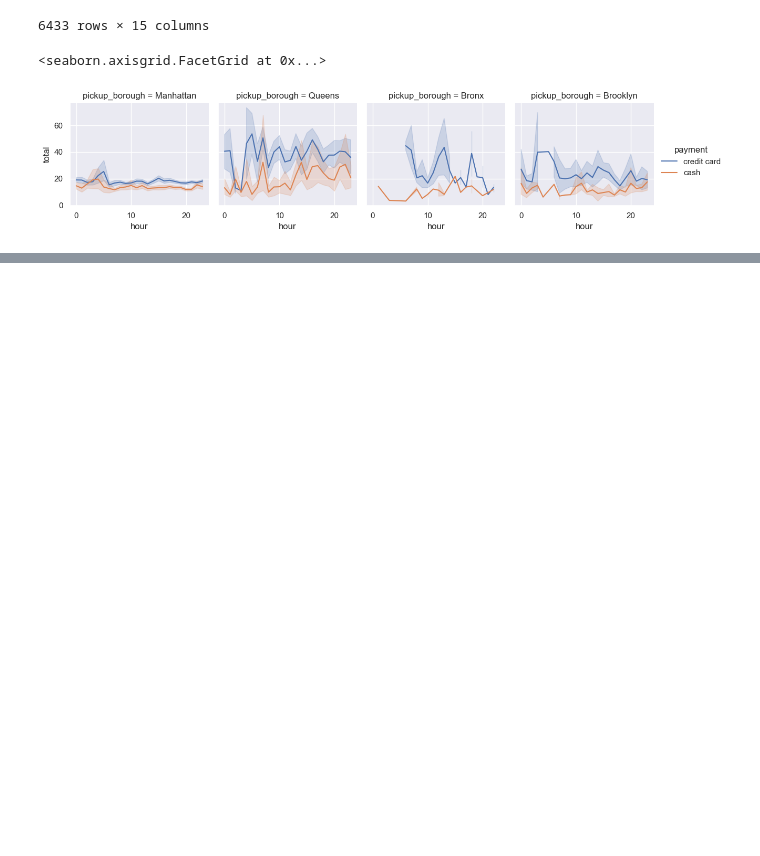
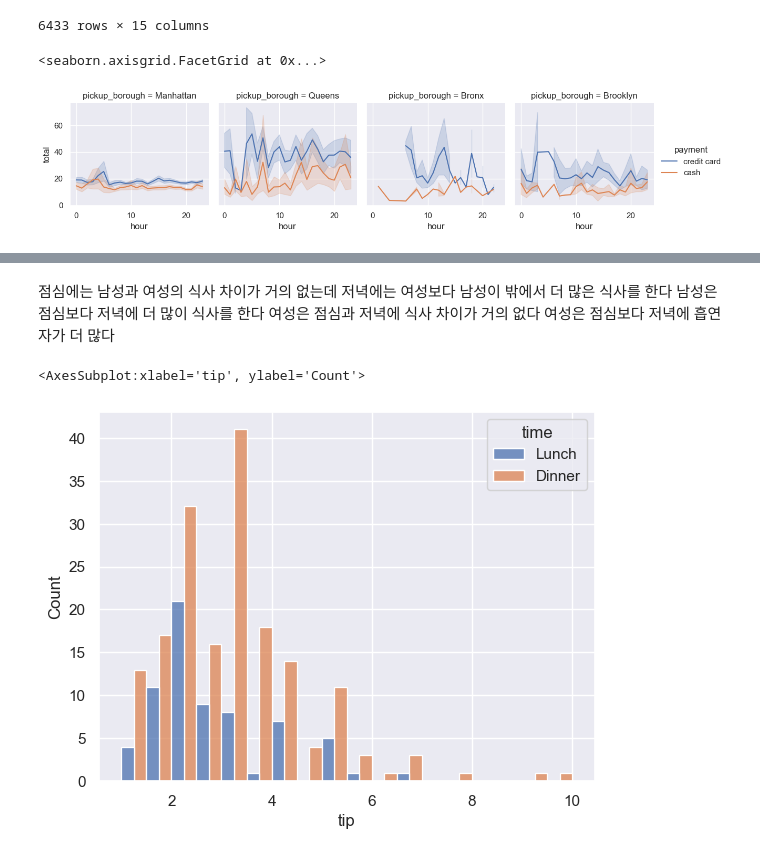
Before and after one commit to choi55j/-2023-09, a Jupyter notebook: choi/수파이썬/21강.ipynb, the cells around one changed output, grey strips where cells are left out. Cells and saved outputs as stored; diff of their text form; code cells hidden in the pictures; blank space fills up the shorter version.

```diff
--- a/choi/수파이썬/21강.ipynb
+++ b/choi/수파이썬/21강.ipynb
@@ -203,0 +225,11 @@ sns.relplot(data=trips, x="hour",y="total",hue="payment",col="pickup_borough",ki
+# %% [markdown]
+점심에는 남성과 여성의 식사 차이가 거의 없는데
+저녁에는 여성보다 남성이 밖에서 더 많은 식사를 한다
+남성은 점심보다 저녁에 더 많이 식사를 한다
+여성은 점심과 저녁에 식사 차이가 거의 없다
+여성은 점심보다 저녁에 흡연자가 더 많다
+# %%
+sns.histplot(data=tips,x='tip',hue='time', multiple="dodge")
+# %% [output]
+<AxesSubplot:xlabel='tip', ylabel='Count'>
+[figure, added]
```
Also changed, not shown: parts of 7 cells of this notebook.
